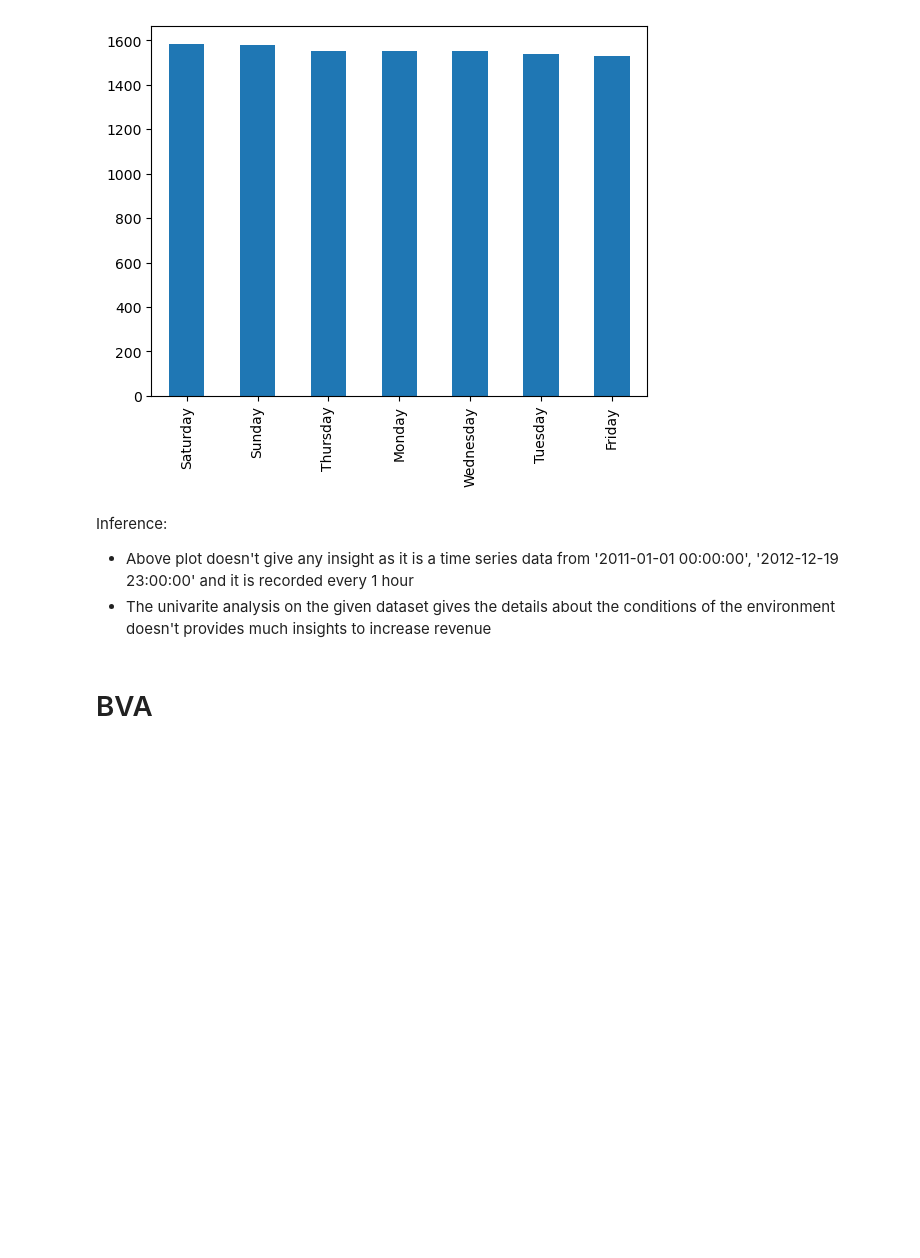
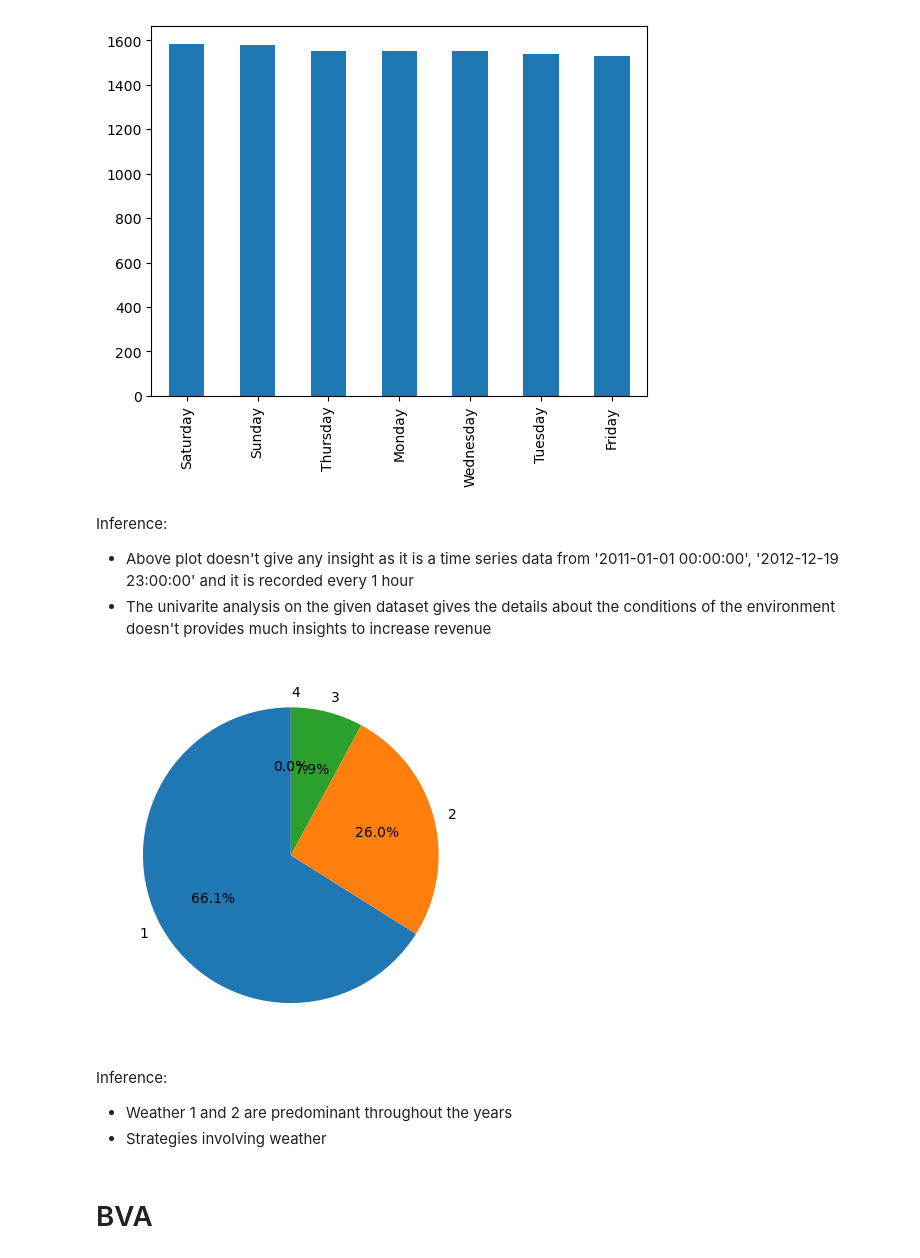
Before and after one commit to muthuganeshece/Business-Case-Study, a Jupyter notebook: Yulu/Notebook/Yulu_HypothesisTesting.ipynb, the cells around one changed output. Cells and saved outputs as stored; diff of their text form; code cells hidden in the pictures; blank space fills up the shorter version.

```diff
--- a/Yulu/Notebook/Yulu_HypothesisTesting.ipynb
+++ b/Yulu/Notebook/Yulu_HypothesisTesting.ipynb
@@ -102,6 +103,15 @@ Total no. of days:  456
 Inference:
 - Above plot doesn't give any insight as it is a time series data from '2011-01-01 00:00:00', '2012-12-19 23:00:00' and it is recorded every 1 hour
 - The univarite analysis on the given dataset gives the details about the conditions of the environment doesn't provides much insights to increase revenue
+# %%
+# data['weather'].plot(kind='pie')
+plt.pie(data['weather'].value_counts(), labels = list(data['weather'].unique()), startangle = 90, autopct='%0.1f%%');
+# %% [output]
+[figure, added]
+# %% [markdown]
+Inference:
+- Weather 1 and 2 are predominant throughout the years
+- Strategies involving weather
 # %% [markdown]
 # BVA
 # %%
```
Also changed, not shown: parts of 14 cells of this notebook.
